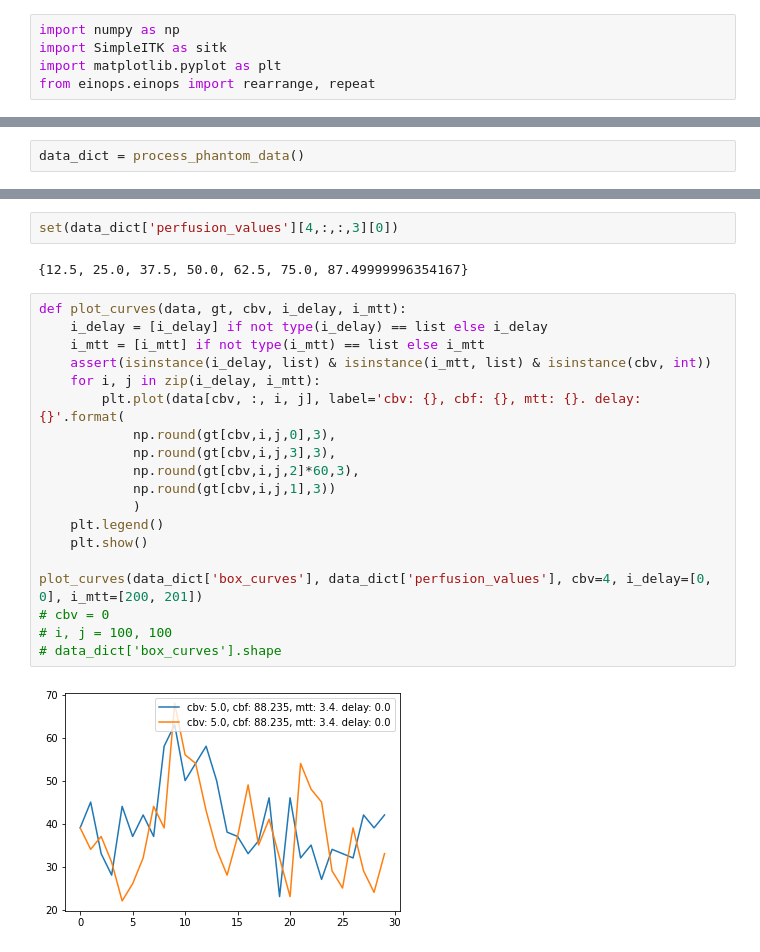
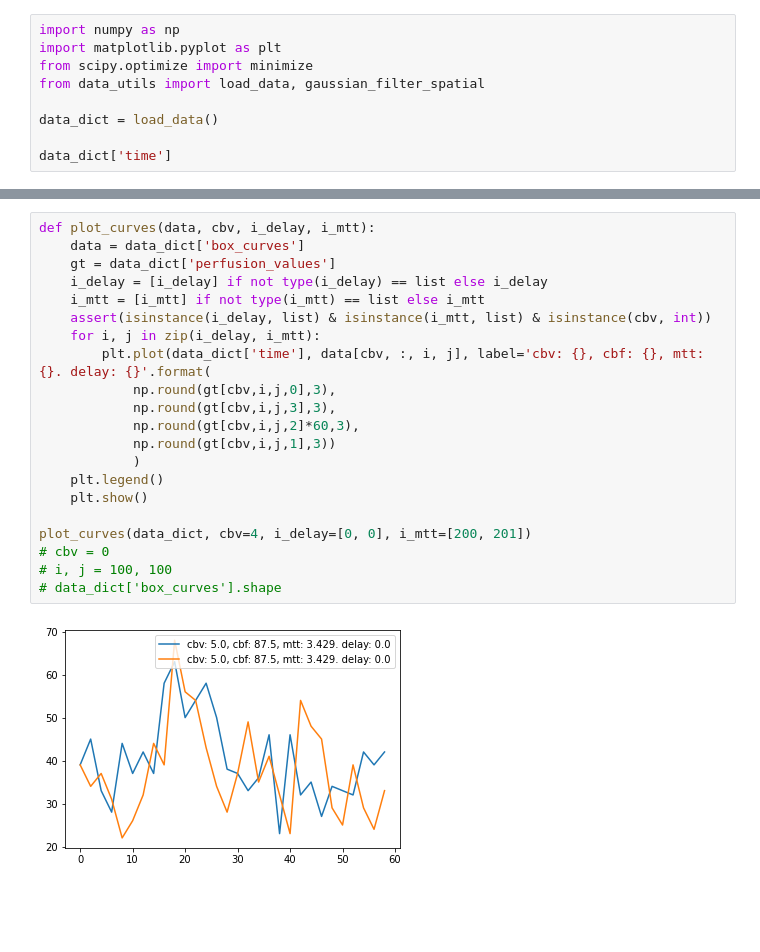
Before and after one commit to lucasdevries/ppinn, a Jupyter notebook: load_dcm_phantom.ipynb, the cells around one changed output, grey strips where cells are left out. Cells and saved outputs as stored; diff of their text form; blank space fills up the shorter version.

```diff
--- a/load_dcm_phantom.ipynb
+++ b/load_dcm_phantom.ipynb
@@ -1,5 +1,9 @@
 # %%
 import numpy as np
-import SimpleITK as sitk
 import matplotlib.pyplot as plt
-from einops.einops import rearrange, repeat
+from scipy.optimize import minimize
+from data_utils import load_data, gaussian_filter_spatial
+
+data_dict = load_data()
+
+data_dict['time']
@@ -61,2 +14,0 @@ def process_phantom_data(folder=r'data/DigitalPhantomCT'):
-# %%
-data_dict = process_phantom_data()
@@ -84,29 +35,27 @@ plt.show()
 [figure]
 [figure]
 [figure]
-# %%
-set(data_dict['perfusion_values'][4,:,:,3][0])
-# %% [output]
-{12.5, 25.0, 37.5, 50.0, 62.5, 75.0, 87.49999996354167}
 # %%
-def plot_curves(data, gt, cbv, i_delay, i_mtt):
+def plot_curves(data, cbv, i_delay, i_mtt):
+    data = data_dict['box_curves']
+    gt = data_dict['perfusion_values']
     i_delay = [i_delay] if not type(i_delay) == list else i_delay
     i_mtt = [i_mtt] if not type(i_mtt) == list else i_mtt
     assert(isinstance(i_delay, list) & isinstance(i_mtt, list) & isinstance(cbv, int))
     for i, j in zip(i_delay, i_mtt):
-        plt.plot(data[cbv, :, i, j], label='cbv: {}, cbf: {}, mtt: {}. delay: {}'.format(
+        plt.plot(data_dict['time'], data[cbv, :, i, j], label='cbv: {}, cbf: {}, mtt: {}. delay: {}'.format(
             np.round(gt[cbv,i,j,0],3),
             np.round(gt[cbv,i,j,3],3),
             np.round(gt[cbv,i,j,2]*60,3),
             np.round(gt[cbv,i,j,1],3))
             )
     plt.legend()
     plt.show()
 
-plot_curves(data_dict['box_curves'], data_dict['perfusion_values'], cbv=4, i_delay=[0, 0], i_mtt=[200, 201])
+plot_curves(data_dict, cbv=4, i_delay=[0, 0], i_mtt=[200, 201])
 # cbv = 0
 # i, j = 100, 100
 # data_dict['box_curves'].shape
 # %% [output]
-[figure, old version]
+[figure, new version]
 # %%
```
Also changed, not shown: parts of 15 cells of this notebook, 4 other files.
